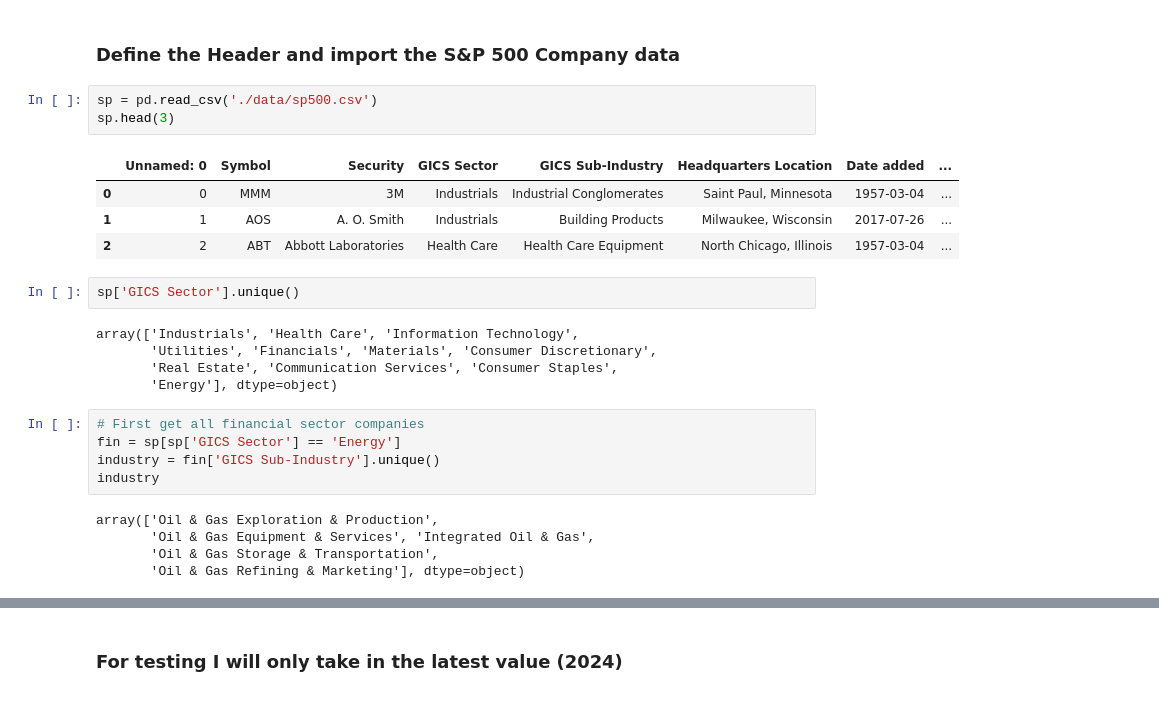
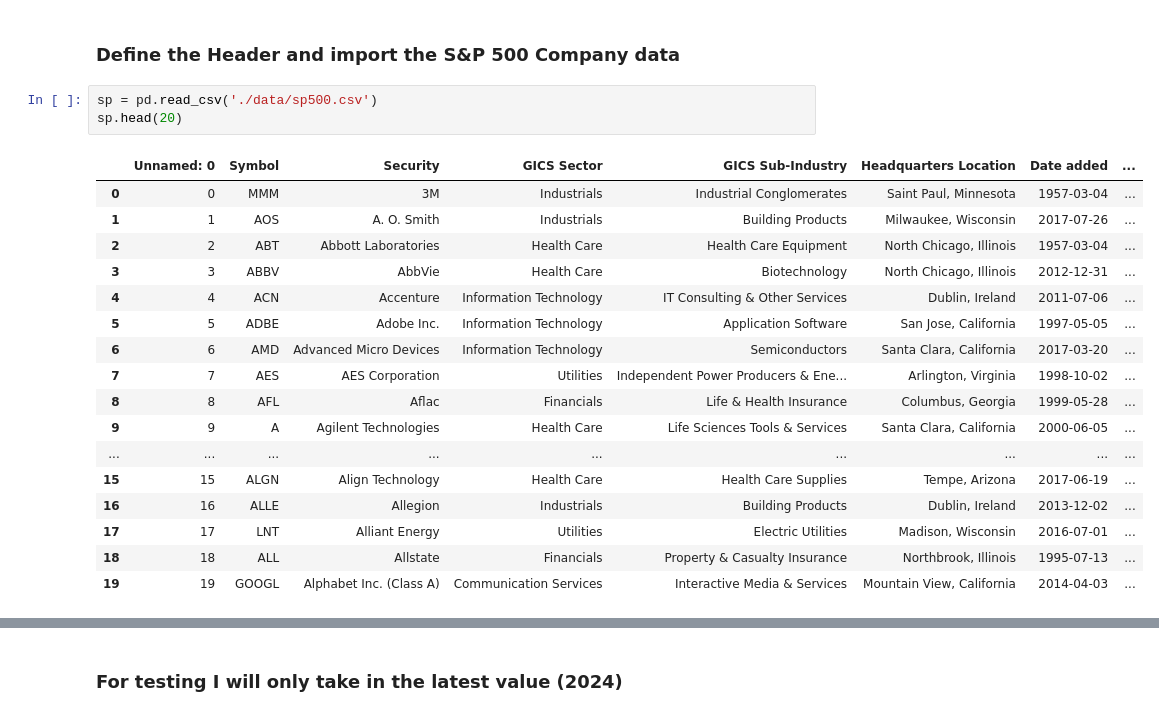
Before and after one commit to maseehfaizan/Hybrid_Pricer, a Jupyter notebook: financial_text.ipynb, the cells around one changed output, grey strips where cells are left out. Cells and saved outputs as stored; diff of their text form.

```diff
--- a/financial_text.ipynb
+++ b/financial_text.ipynb
@@ -9,26 +9,22 @@ import json
 ### Define the Header and import the S&P 500 Company data
 # %%
 sp = pd.read_csv('./data/sp500.csv')
-sp.head(3)
+sp.head(20)
 # %% [output]
 |  | Unnamed: 0 | Symbol | Security | GICS Sector | GICS Sub-Industry | Headquarters Location | Date added | ... |
 | 0 | 0 | MMM | 3M | Industrials | Industrial Conglomerates | Saint Paul, Minnesota | 1957-03-04 | ... |
 | 1 | 1 | AOS | A. O. Smith | Industrials | Building Products | Milwaukee, Wisconsin | 2017-07-26 | ... |
 | 2 | 2 | ABT | Abbott Laboratories | Health Care | Health Care Equipment | North Chicago, Illinois | 1957-03-04 | ... |
+| 3 | 3 | ABBV | AbbVie | Health Care | Biotechnology | North Chicago, Illinois | 2012-12-31 | ... |
+| 4 | 4 | ACN | Accenture | Information Technology | IT Consulting & Other Services | Dublin, Ireland | 2011-07-06 | ... |
+| 5 | 5 | ADBE | Adobe Inc. | Information Technology | Application Software | San Jose, California | 1997-05-05 | ... |
+| 6 | 6 | AMD | Advanced Micro Devices | Information Technology | Semiconductors | Santa Clara, California | 2017-03-20 | ... |
+| 7 | 7 | AES | AES Corporation | Utilities | Independent Power Producers & Ene... | Arlington, Virginia | 1998-10-02 | ... |
+| 8 | 8 | AFL | Aflac | Financials | Life & Health Insurance | Columbus, Georgia | 1999-05-28 | ... |
+| 9 | 9 | A | Agilent Technologies | Health Care | Life Sciences Tools & Services | Santa Clara, California | 2000-06-05 | ... |
+| ... | ... | ... | ... | ... | ... | ... | ... | ... |
+| 15 | 15 | ALGN | Align Technology | Health Care | Health Care Supplies | Tempe, Arizona | 2017-06-19 | ... |
+| 16 | 16 | ALLE | Allegion | Industrials | Building Products | Dublin, Ireland | 2013-12-02 | ... |
+| 17 | 17 | LNT | Alliant Energy | Utilities | Electric Utilities | Madison, Wisconsin | 2016-07-01 | ... |
+| 18 | 18 | ALL | Allstate | Financials | Property & Casualty Insurance | Northbrook, Illinois | 1995-07-13 | ... |
+| 19 | 19 | GOOGL | Alphabet Inc. (Class A) | Communication Services | Interactive Media & Services | Mountain View, California | 2014-04-03 | ... |
-# %%
-sp['GICS Sector'].unique()
-# %% [output]
-array(['Industrials', 'Health Care', 'Information Technology',
-       'Utilities', 'Financials', 'Materials', 'Consumer Discretionary',
-       'Real Estate', 'Communication Services', 'Consumer Staples',
-       'Energy'], dtype=object)
-# %%
-# First get all financial sector companies
-fin = sp[sp['GICS Sector'] == 'Energy']
-industry = fin['GICS Sub-Industry'].unique()
-industry
-# %% [output]
-array(['Oil & Gas Exploration & Production',
-       'Oil & Gas Equipment & Services', 'Integrated Oil & Gas',
-       'Oil & Gas Storage & Transportation',
-       'Oil & Gas Refining & Marketing'], dtype=object)
```
Also changed, not shown: parts of 35 cells of this notebook, 14 other files.
